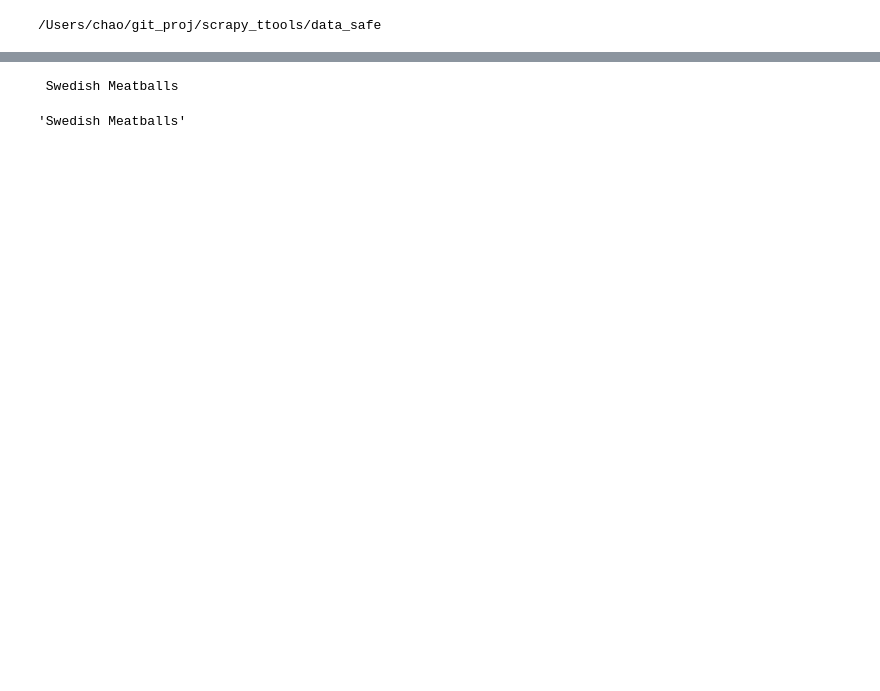
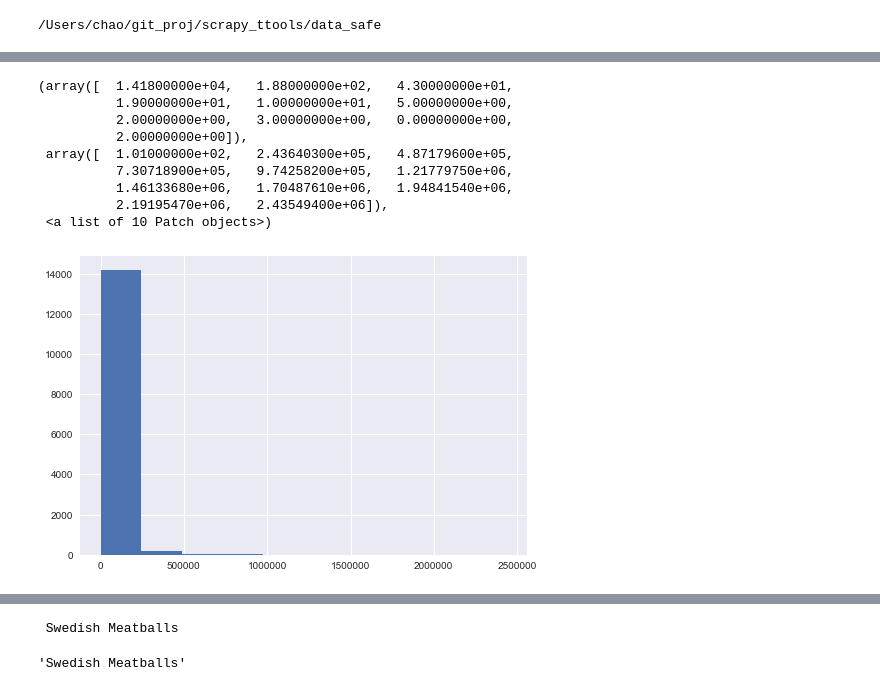
Before and after one commit to chao-shi-git/scrapy_ttools, a Jupyter notebook: Data_Summary.ipynb, the cells around one changed output, grey strips where cells are left out. Saved outputs shown, nothing was run; the diff lists cells and outputs as text; code cells hidden in the pictures; blank space fills up the shorter version.

```diff
--- a/Data_Summary.ipynb
+++ b/Data_Summary.ipynb
@@ -77,0 +181,13 @@ channelsinfo.head()
+# %%
+plt.hist(channelsinfo.channel_followers, bins=10)
+# %% [output]
+(array([  1.41800000e+04,   1.88000000e+02,   4.30000000e+01,
+          1.90000000e+01,   1.00000000e+01,   5.00000000e+00,
+          2.00000000e+00,   3.00000000e+00,   0.00000000e+00,
+          2.00000000e+00]),
+ array([  1.01000000e+02,   2.43640300e+05,   4.87179600e+05,
+          7.30718900e+05,   9.74258200e+05,   1.21779750e+06,
+          1.46133680e+06,   1.70487610e+06,   1.94841540e+06,
+          2.19195470e+06,   2.43549400e+06]),
+ <a list of 10 Patch objects>)
+[figure, added]
```
Also changed, not shown: parts of 50 cells of this notebook, 2 other files.
